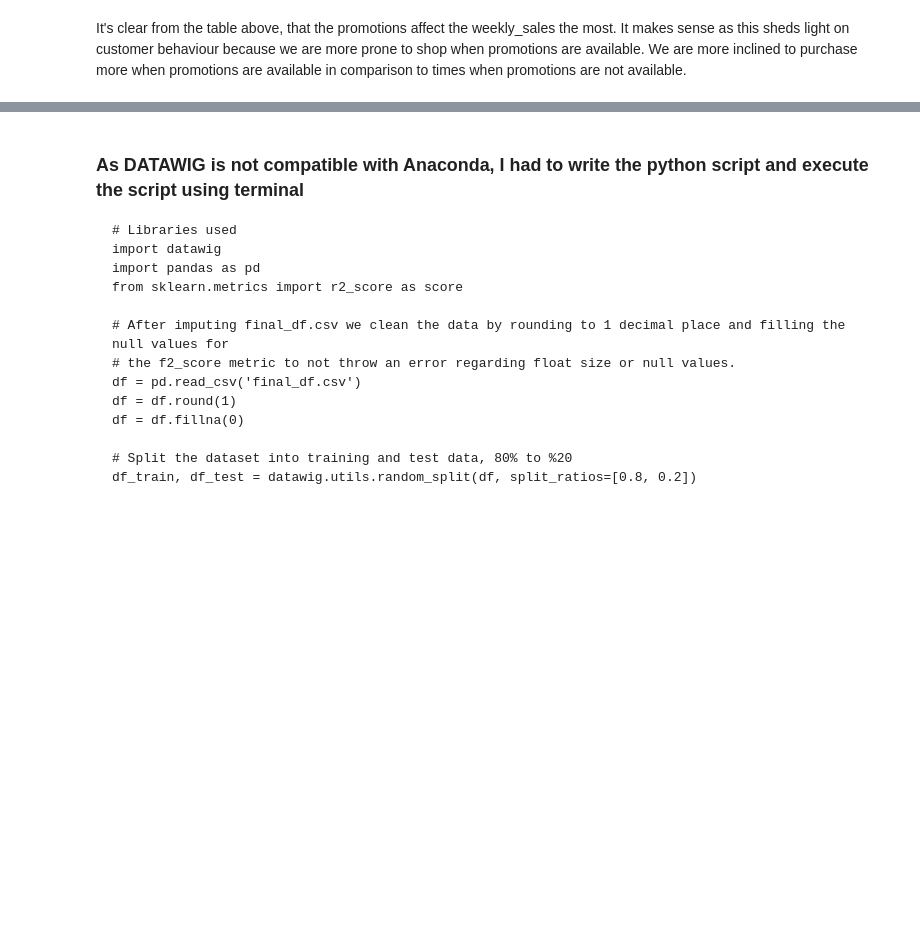
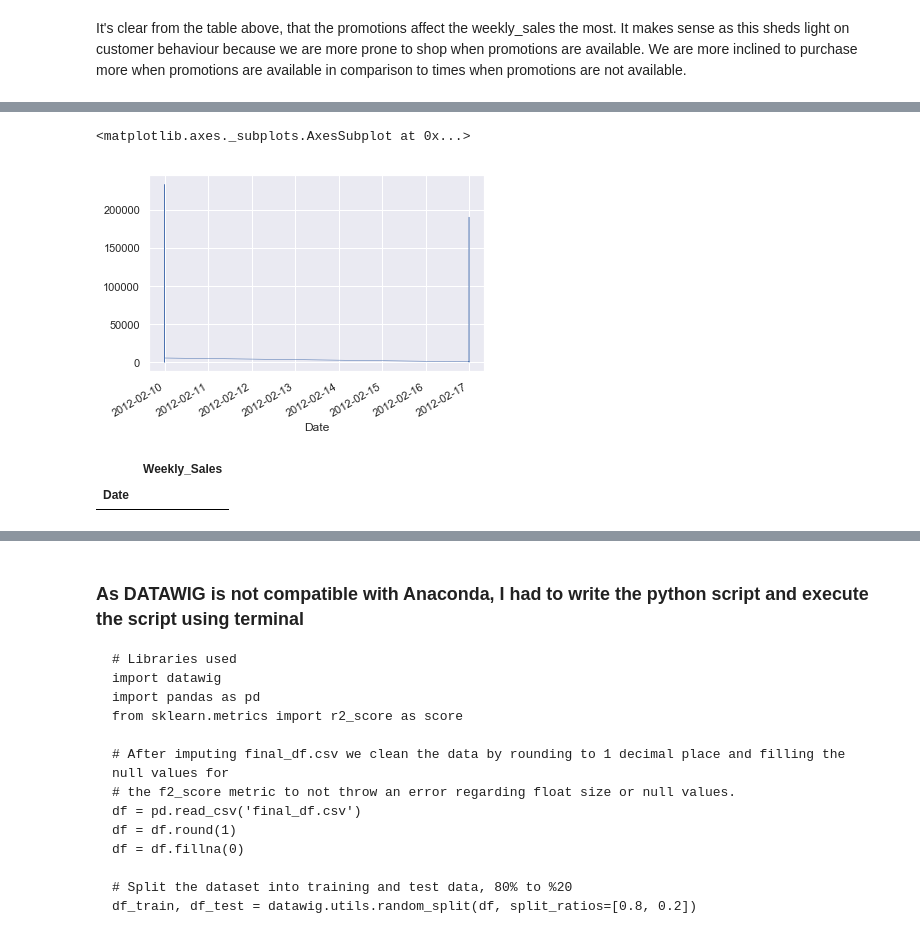
Before and after one commit to SedarOlmez94/sales-forecasting, a Jupyter notebook: Manchester_workbook.ipynb, the cells around one changed output, grey strips where cells are left out. Drawn from its saved outputs; the diff is of its cells as text; code cells hidden in the pictures; blank space fills up the shorter version.

```diff
--- a/Manchester_workbook.ipynb
+++ b/Manchester_workbook.ipynb
@@ -482,0 +495,5 @@ plt.tight_layout()
+# %%
+mask_2 = (final_df['Date'] >= '2012-02-10') & (final_df['Date'] <= '2012-02-17')
+mask_3 = (final_df['Date'] >= '2013-02-08') & (final_df['Date'] <= '2013-02-15')
+super_bowl_2012 = final_df.loc[mask_2]
+super_bowl_2013 = final_df.loc[mask_3]
@@ -482,0 +522,11 @@ plt.tight_layout()
+# %%
+super_bowl_2012['Weekly_Sales'].plot(linewidth=0.5)
+# %% [output]
+<matplotlib.axes._subplots.AxesSubplot at 0x...>
+[figure, added]
+# %%
+# We have no 2013 data.
+super_bowl_2013.head()
+# %% [output]
+|  | Weekly_Sales |
+| Date |  |
```
Also changed, not shown: parts of 31 cells of this notebook.
